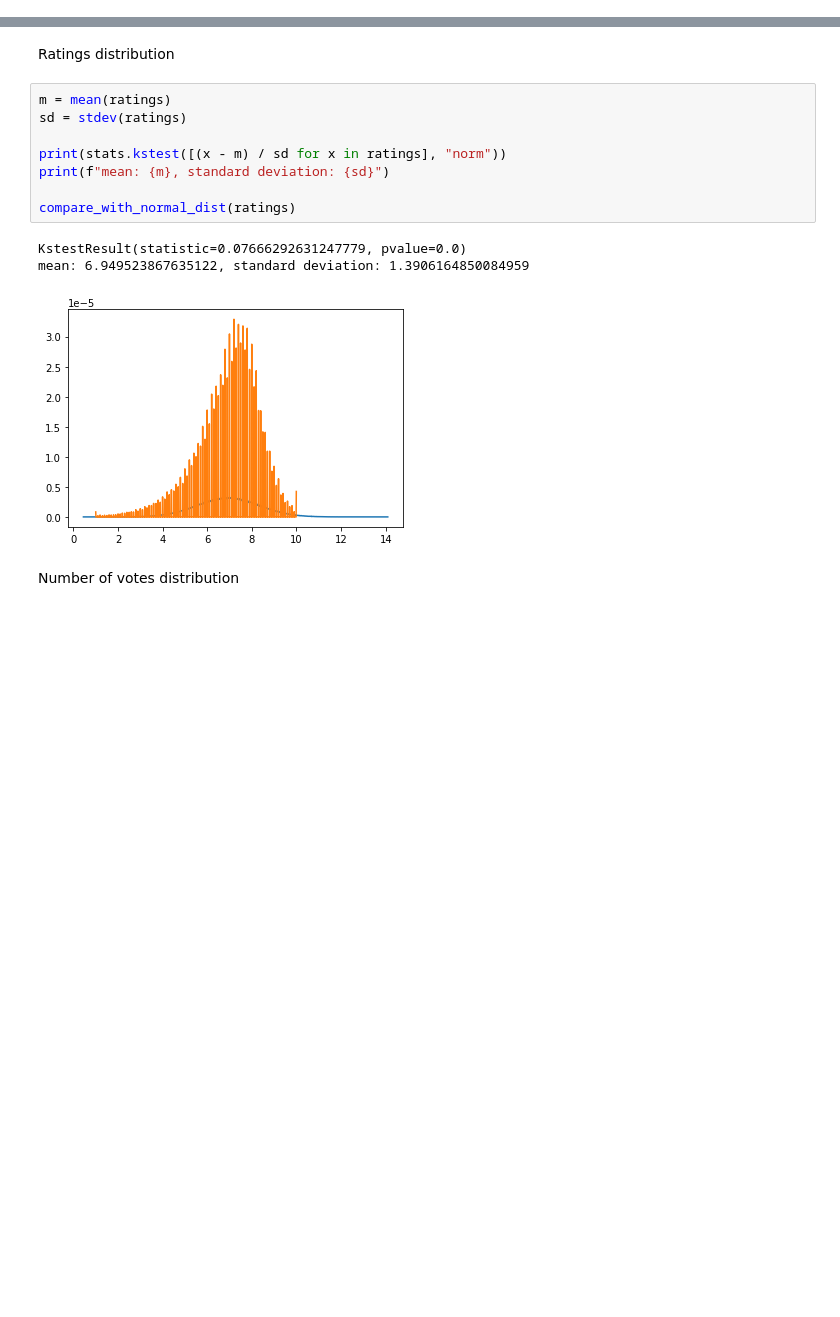
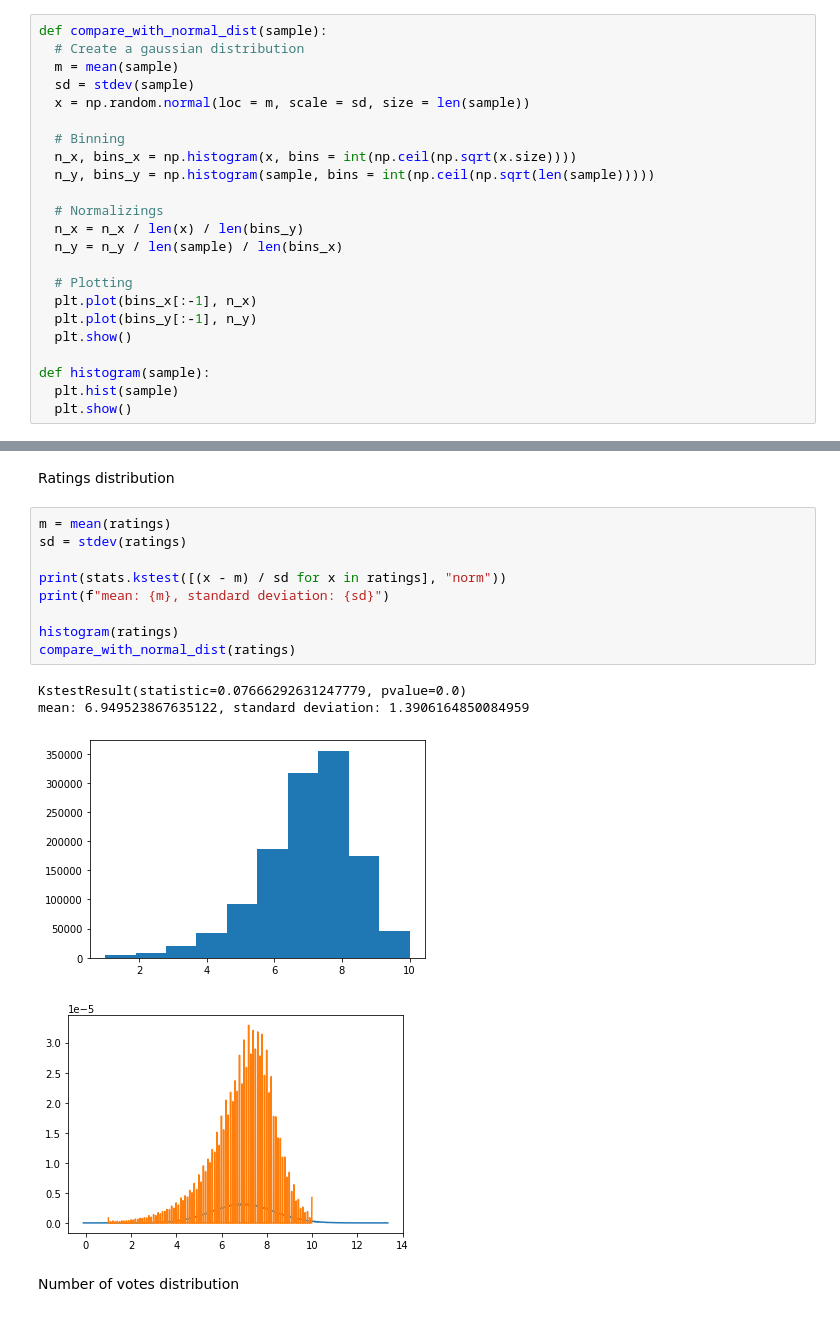
Before and after one commit to PiotrMaciejKowalski/BigData2022-films, a Jupyter notebook: colabs/StatisticalTests.ipynb, the cells around one changed output, grey strips where cells are left out. Drawn from its saved outputs; the diff is of its cells as text; blank space fills up the shorter version.

```diff
--- a/colabs/StatisticalTests.ipynb
+++ b/colabs/StatisticalTests.ipynb
@@ -101,3 +119,26 @@ from scipy.stats import t
+# %%
+def compare_with_normal_dist(sample):
+  # Create a gaussian distribution
+  m = mean(sample)
+  sd = stdev(sample)
+  x = np.random.normal(loc = m, scale = sd, size = len(sample))
+
+  # Binning
+  n_x, bins_x = np.histogram(x, bins = int(np.ceil(np.sqrt(x.size))))
+  n_y, bins_y = np.histogram(sample, bins = int(np.ceil(np.sqrt(len(sample)))))
+
+  # Normalizings
+  n_x = n_x / len(x) / len(bins_y)
+  n_y = n_y / len(sample) / len(bins_x)
+
+  # Plotting
+  plt.plot(bins_x[:-1], n_x)
+  plt.plot(bins_y[:-1], n_y)
+  plt.show()
+
+def histogram(sample):
+  plt.hist(sample)
+  plt.show()
 # %% [markdown]
 Get necessery values
 # %%
@@ -138,15 +160,17 @@ Ratings distribution
 # %%
 m = mean(ratings)
 sd = stdev(ratings)
 
 print(stats.kstest([(x - m) / sd for x in ratings], "norm"))
 print(f"mean: {m}, standard deviation: {sd}")
 
+histogram(ratings)
 compare_with_normal_dist(ratings)
 # %% [output]
 KstestResult(statistic=0.07666292631247779, pvalue=0.0)
 mean: 6.949523867635122, standard deviation: 1.3906164850084959
-[figure, old version]
+[figure, new version]
+[figure, added]
 # %% [markdown]
 Number of votes distribution
 # %%
```
Also changed, not shown: parts of 20 cells of this notebook.
